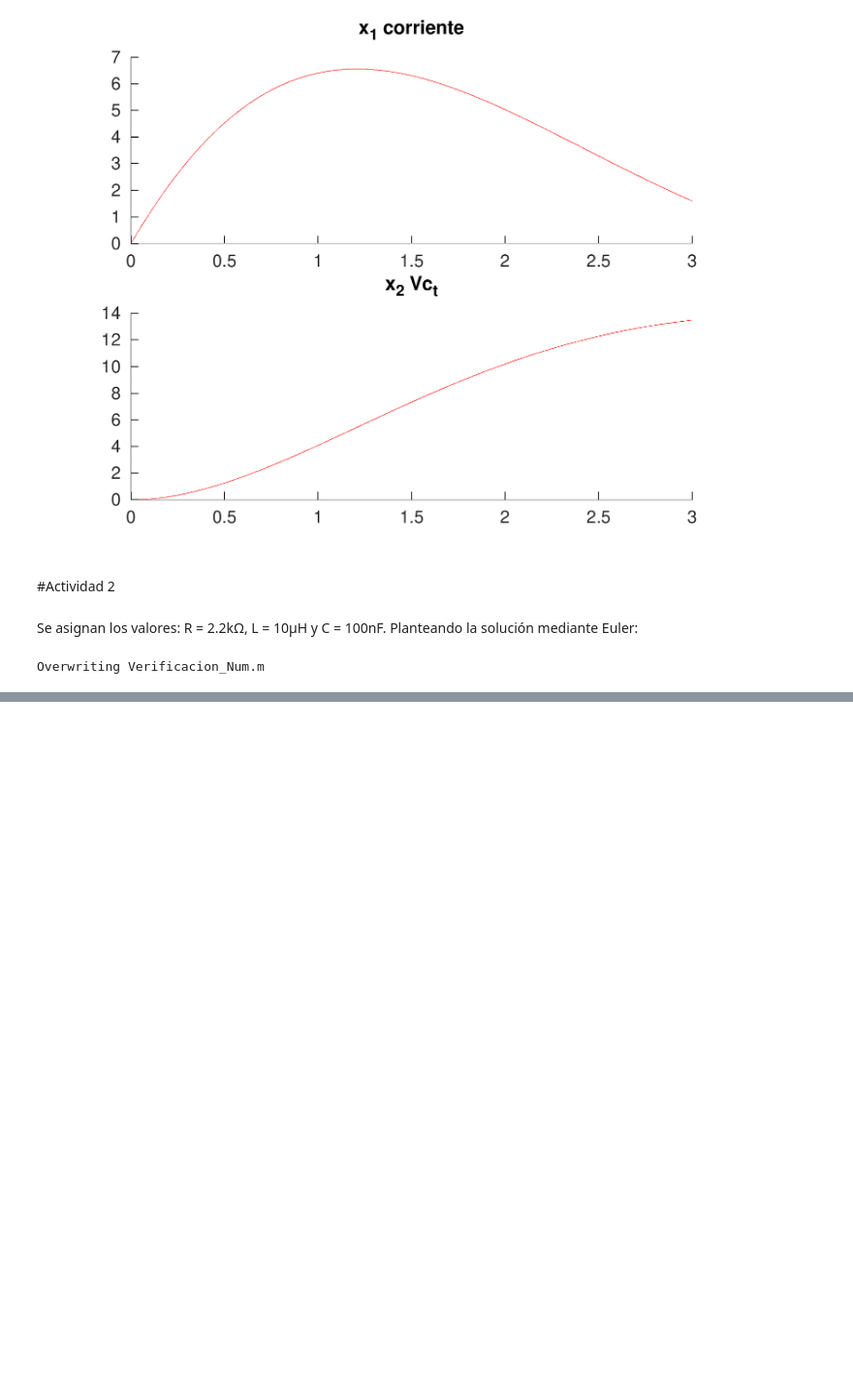
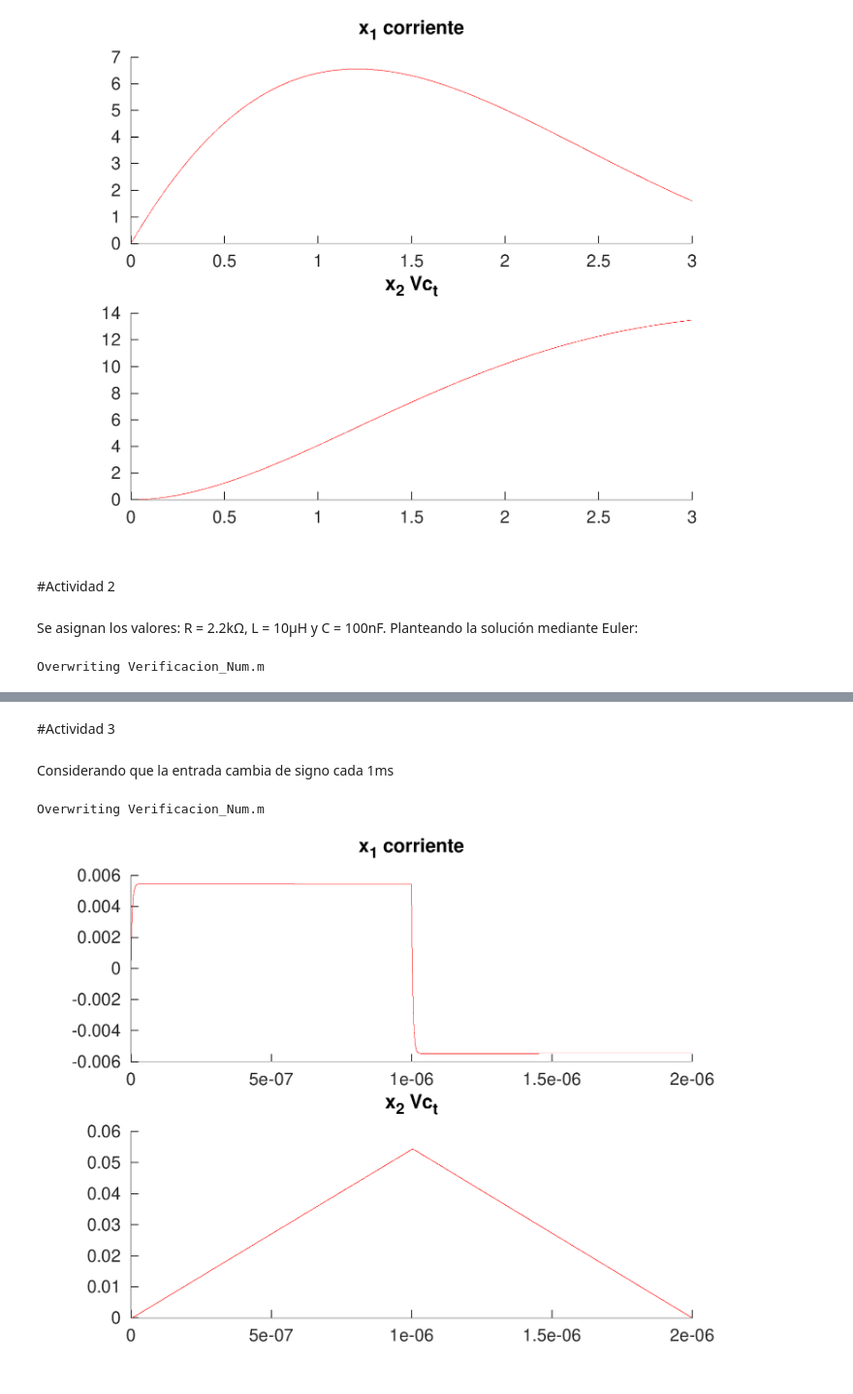
Before and after one commit to allaltune/HCSPD_2024, a Jupyter notebook: Semana 1/Actividad semana 1.ipynb, the cells around one changed output, grey strips where cells are left out. Shown: that part at 97% size. Saved outputs shown, nothing was run; the diff lists cells and outputs as text; code cells hidden in the pictures; blank space fills up the shorter version.

```diff
--- a/Semana 1/Actividad semana 1.ipynb
+++ b/Semana 1/Actividad semana 1.ipynb
@@ -298,0 +299,65 @@ imt
+# %% [markdown]
+#Actividad 3
+# %% [markdown]
+Considerando que la entrada cambia de signo cada 1ms
+# %%
+%%writefile Verificacion_Num.m
+clc;
+clear all;
+warning('off','all');
+
+% Defino el espacio de estados
+R=2200; L=10e-6; C=100e-9;
+A=[-R/L, -1/L; 1/C,0];
+B=[1/L;0];
+C_out=[R 0];
+
+%condicion inicial
+X=[0; 0];
+
+%tiempo de etapa
+t_etapa=0.01E-9;;
+
+%Tiempo de fin de simulación
+tF=2e-6;
+
+u=12;
+
+ii = 0;
+for t=0:t_etapa:1e-6
+    ii=ii+1;
+    x1(ii)=X(1); % corriente
+    x2(ii)=X(2); % tensión en el capacitor
+    x=X;
+    xp=A*x+B*u;
+    x=x+xp*t_etapa;
+    X=x;
+end
+
+for t=1e-6+t_etapa:t_etapa:tF
+    u=-12;
+    ii=ii+1;
+    x1(ii)=X(1); % corriente
+    x2(ii)=X(2); % tensión en el capacitor
+    x=X;
+    xp=A*x+B*u;
+    x=x+xp*t_etapa;
+    X=x;
+end
+
+t=0:t_etapa:tF;
+hfig1 = figure(1); set(hfig1, 'Visible', 'off');
+% Plotting
+subplot(2,1,1);hold on;
+plot(t, x1, 'r');
+title('x_1 corriente');
+
+subplot(2,1,2);;hold on;
+plot(t, x2, 'r');
+title('x_2 Vc_t');
+
+
+print(hfig1,'Vars_temporal','-r300','-dpng');
+save('Verificacion_Num_1.mat','-v7');
+# %% [output]
+Overwriting Verificacion_Num.m
@@ -298,0 +369,6 @@ imt
+# %%
+from PIL import Image
+imt = Image.open("/content/Vars_temporal.png")
+imt
+# %% [output]
+[figure, added]
```
Also changed, not shown: parts of 3 cells of this notebook.
